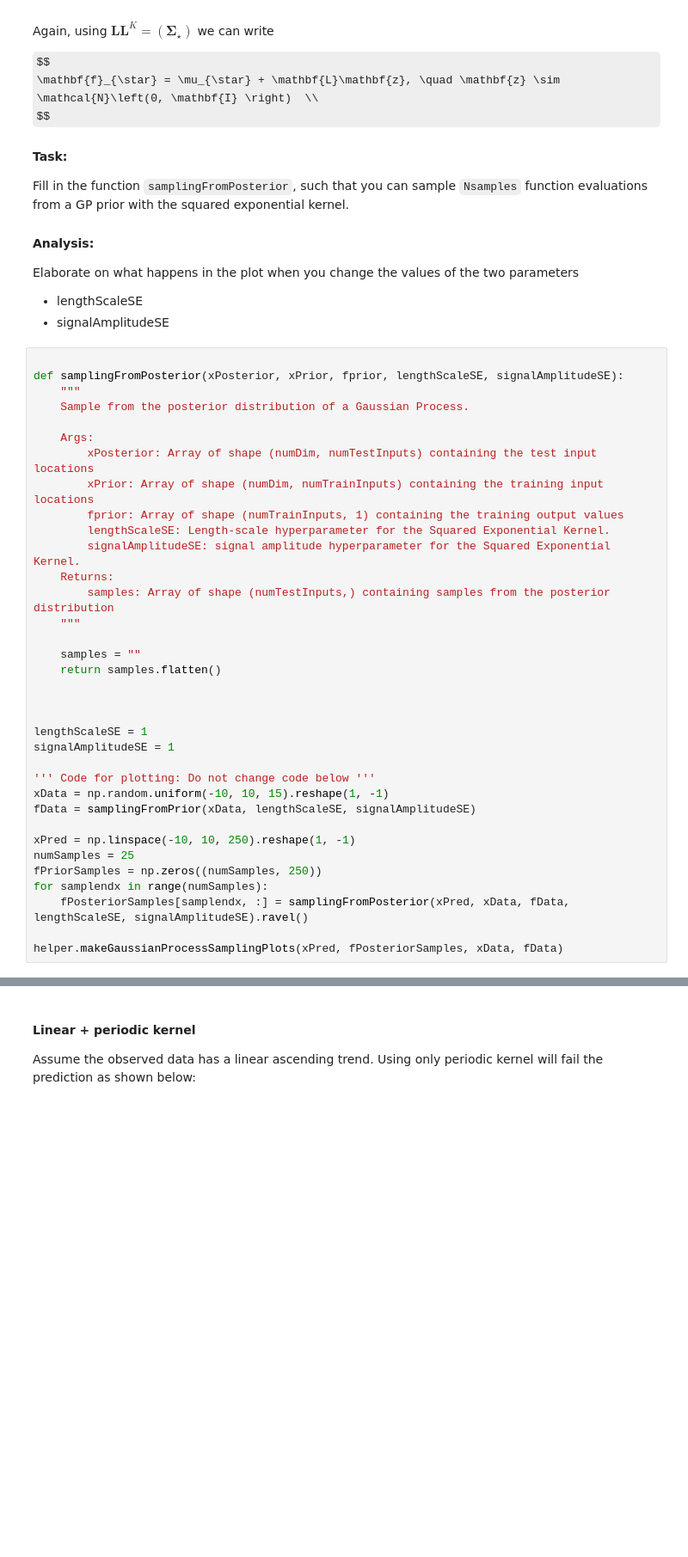
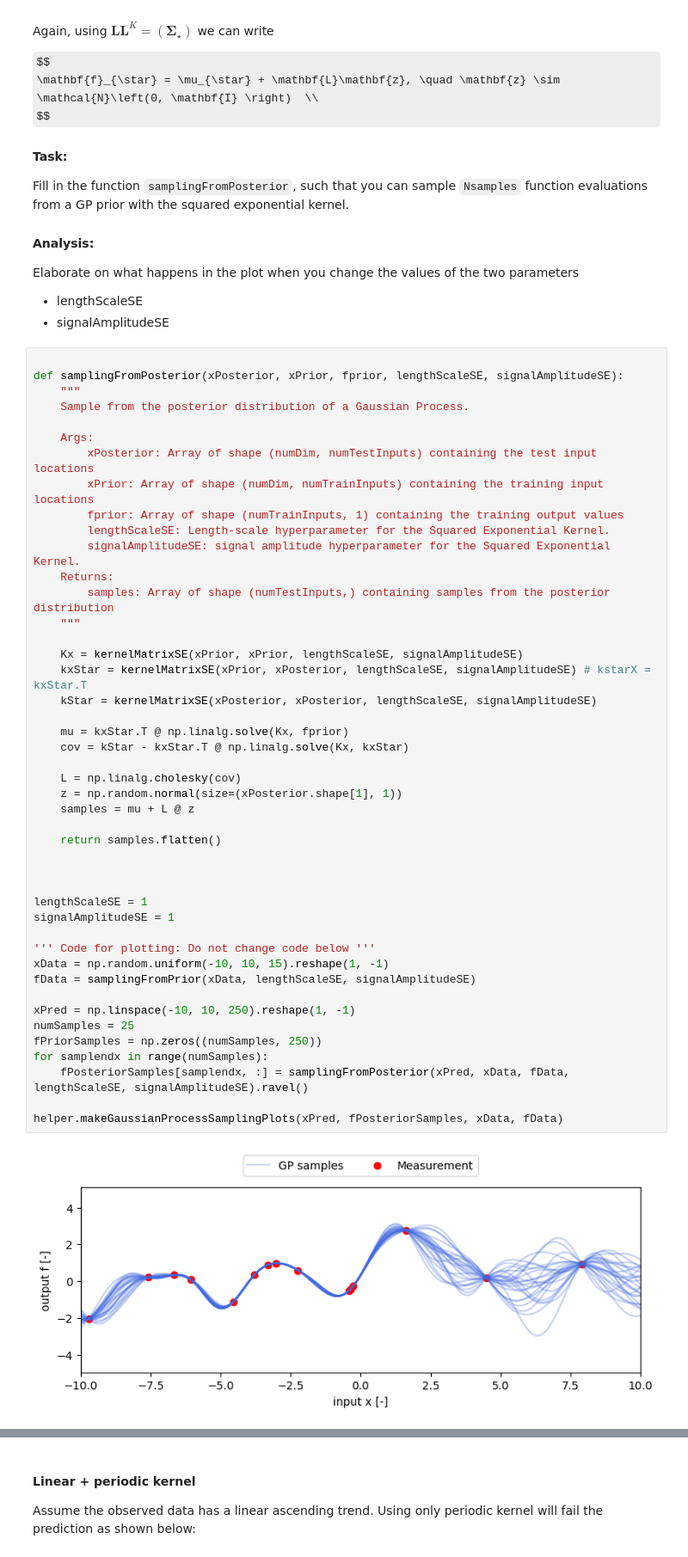
Before and after one commit to jackh1nes/PSF_Assignments, a Jupyter notebook: Assignment 3/assignment3_10.ipynb, the cells around one changed output, grey strips where cells are left out. Shown at 86% size. Cells and saved outputs as stored; diff of their text form; some formulas as TeX source; blank space fills up the shorter version.

Commit message:
sampling from GP posterior

```diff
--- a/Assignment 3/assignment3_10.ipynb
+++ b/Assignment 3/assignment3_10.ipynb
@@ -420,34 +420,46 @@ def samplingFromPosterior(xPosterior, xPrior, fprior, lengthScaleSE, signalAmpli
     Sample from the posterior distribution of a Gaussian Process.
 
     Args:
         xPosterior: Array of shape (numDim, numTestInputs) containing the test input locations
         xPrior: Array of shape (numDim, numTrainInputs) containing the training input locations
         fprior: Array of shape (numTrainInputs, 1) containing the training output values
         lengthScaleSE: Length-scale hyperparameter for the Squared Exponential Kernel.
         signalAmplitudeSE: signal amplitude hyperparameter for the Squared Exponential Kernel.
     Returns:
         samples: Array of shape (numTestInputs,) containing samples from the posterior distribution
     """
 
-    samples = ""
+    Kx = kernelMatrixSE(xPrior, xPrior, lengthScaleSE, signalAmplitudeSE)
+    kxStar = kernelMatrixSE(xPrior, xPosterior, lengthScaleSE, signalAmplitudeSE) # kstarX = kxStar.T
+    kStar = kernelMatrixSE(xPosterior, xPosterior, lengthScaleSE, signalAmplitudeSE)
+
+    mu = kxStar.T @ np.linalg.solve(Kx, fprior)
+    cov = kStar - kxStar.T @ np.linalg.solve(Kx, kxStar)
+
+    L = np.linalg.cholesky(cov)
+    z = np.random.normal(size=(xPosterior.shape[1], 1))
+    samples = mu + L @ z
+
     return samples.flatten()
 
 
 
 lengthScaleSE = 1
 signalAmplitudeSE = 1
 
 ''' Code for plotting: Do not change code below '''
 xData = np.random.uniform(-10, 10, 15).reshape(1, -1)
 fData = samplingFromPrior(xData, lengthScaleSE, signalAmplitudeSE)
 
 xPred = np.linspace(-10, 10, 250).reshape(1, -1)
 numSamples = 25
 fPriorSamples = np.zeros((numSamples, 250))
 for samplendx in range(numSamples):
     fPosteriorSamples[samplendx, :] = samplingFromPosterior(xPred, xData, fData, lengthScaleSE, signalAmplitudeSE).ravel()
 
 helper.makeGaussianProcessSamplingPlots(xPred, fPosteriorSamples, xData, fData)
+# %% [output]
+[figure, added]
 # %% [markdown]
 #### Periodic kernel
 
```
Also changed, not shown: parts of 2 cells of this notebook.
